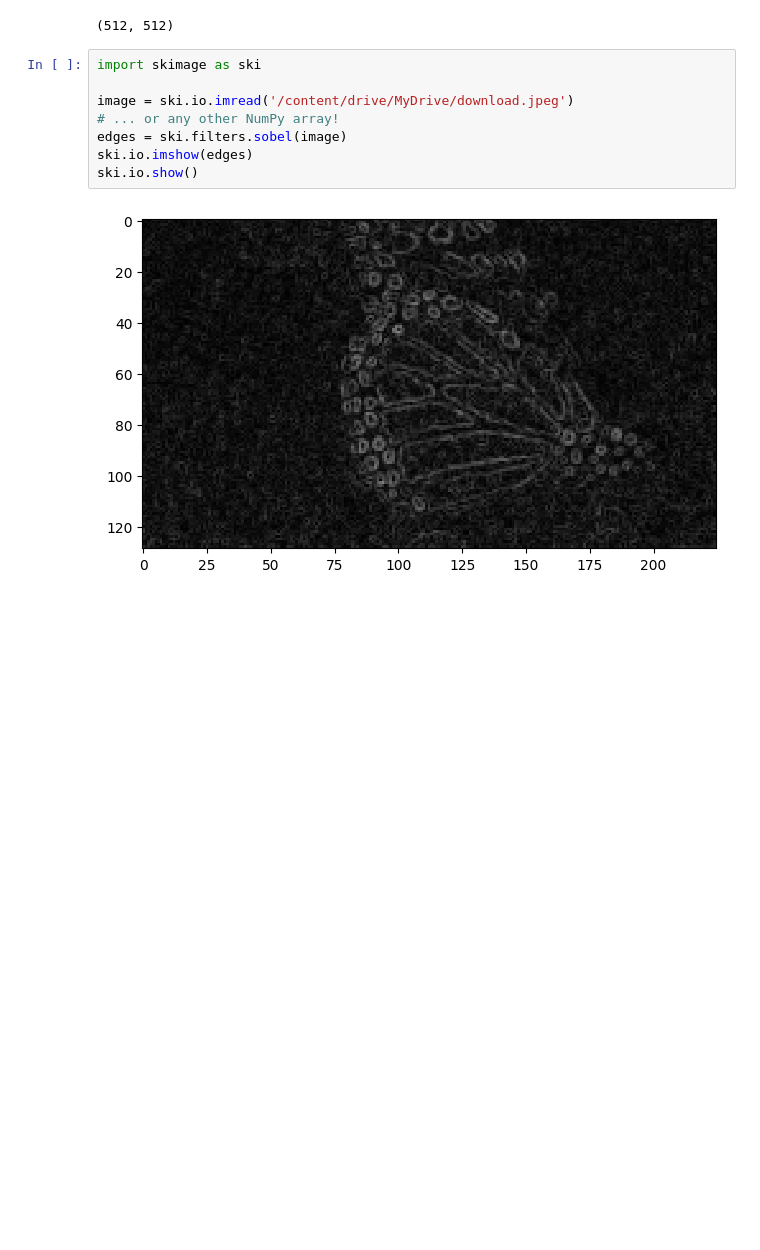
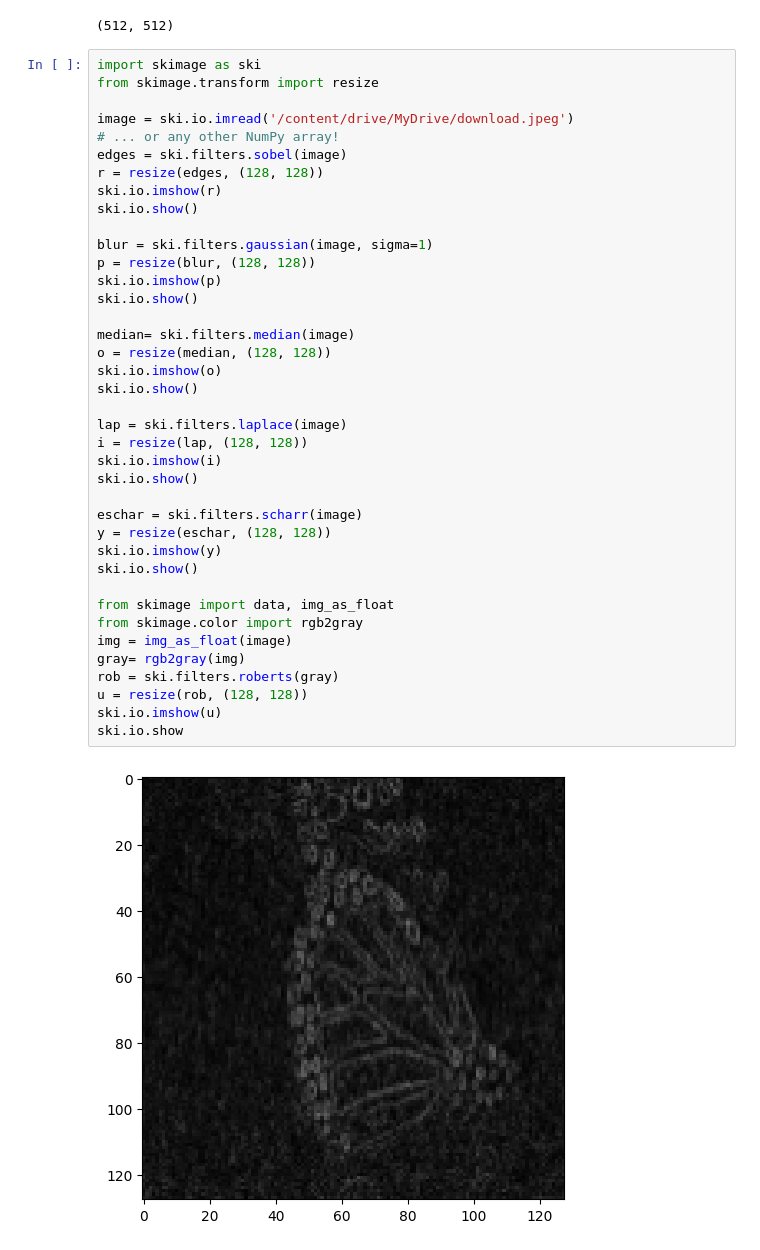
Before and after one commit to jiwankadyan/deeplearning_lab, a Jupyter notebook: deeplearninglab1.ipynb, the cells around one changed output. Drawn from its saved outputs; the diff is of its cells as text; blank space fills up the shorter version.

Commit message:
ski filters

```diff
--- a/deeplearninglab1.ipynb
+++ b/deeplearninglab1.ipynb
@@ -36,13 +36,44 @@ type(camera)
 print(camera.shape)
 # %% [output]
 (512, 512)
-# %%
-import skimage as ski
-
-image = ski.io.imread('/content/drive/MyDrive/download.jpeg')
-# ... or any other NumPy array!
-edges = ski.filters.sobel(image)
-ski.io.imshow(edges)
-ski.io.show()
-# %% [output]
-[figure, removed]
+# %%
+import skimage as ski
+from skimage.transform import resize
+
+image = ski.io.imread('/content/drive/MyDrive/download.jpeg')
+# ... or any other NumPy array!
+edges = ski.filters.sobel(image)
+r = resize(edges, (128, 128))
+ski.io.imshow(r)
+ski.io.show()
+
+blur = ski.filters.gaussian(image, sigma=1)
+p = resize(blur, (128, 128))
+ski.io.imshow(p)
+ski.io.show()
+
+median= ski.filters.median(image)
+o = resize(median, (128, 128))
+ski.io.imshow(o)
+ski.io.show()
+
+lap = ski.filters.laplace(image)
+i = resize(lap, (128, 128))
+ski.io.imshow(i)
+ski.io.show()
+
+eschar = ski.filters.scharr(image)
+y = resize(eschar, (128, 128))
+ski.io.imshow(y)
+ski.io.show()
+
+from skimage import data, img_as_float
+from skimage.color import rgb2gray
+img = img_as_float(image)
+gray= rgb2gray(img)
+rob = ski.filters.roberts(gray)
+u = resize(rob, (128, 128))
+ski.io.imshow(u)
+ski.io.show
+# %% [output]
+[figure, added]
```
Also changed, not shown: parts of 1 cell of this notebook.
